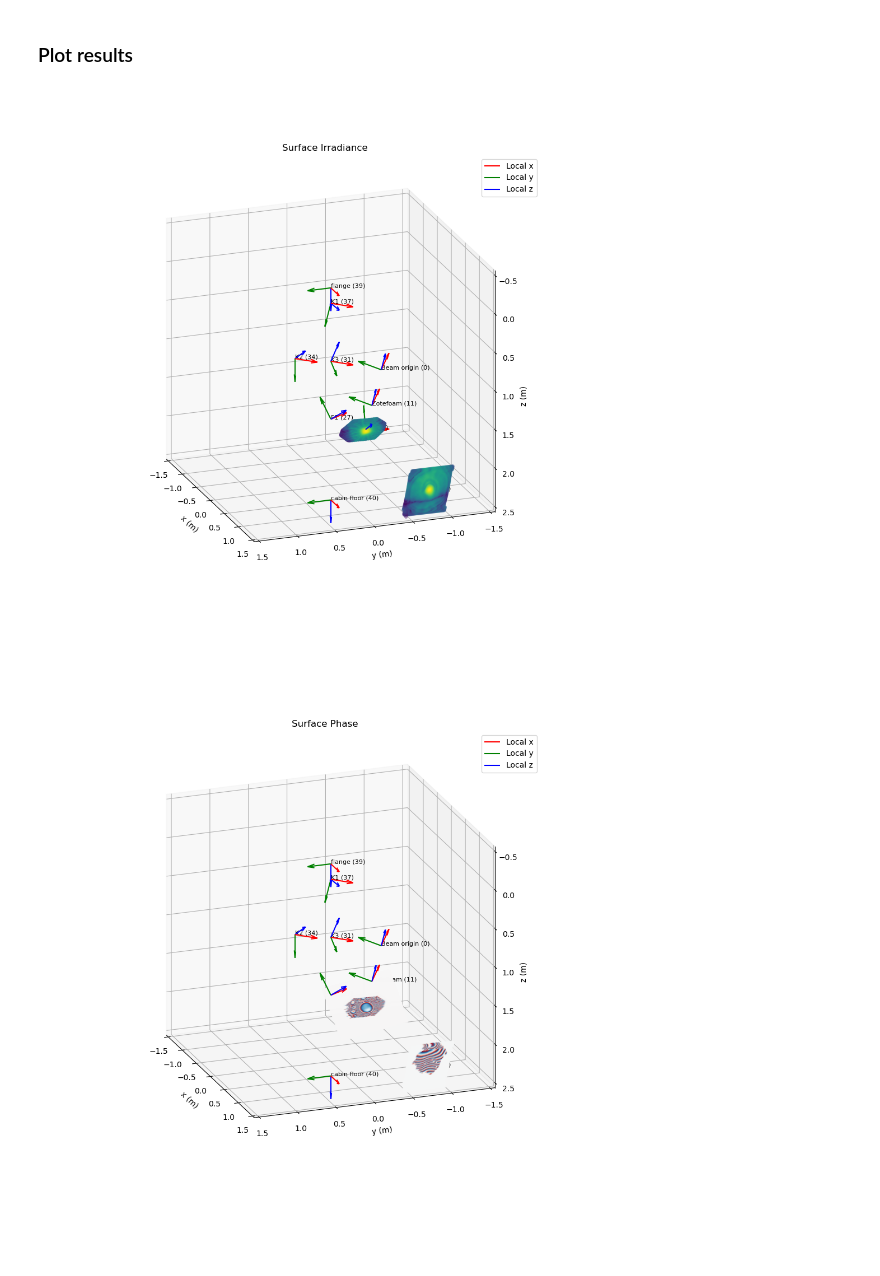
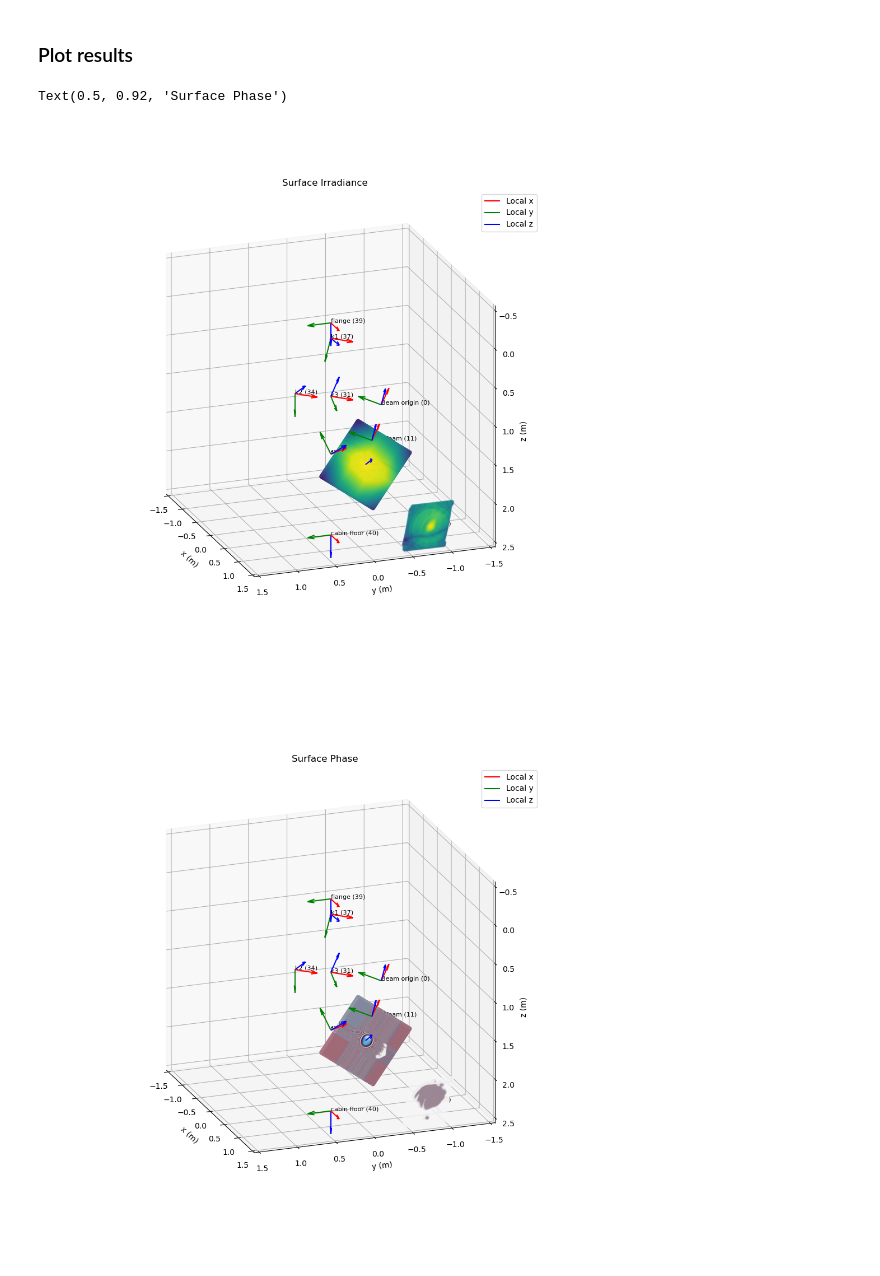
Before and after one commit to evanmayer/hotspot, a Jupyter notebook: verification/fresnel_zemax.ipynb, the cells around one changed output. Saved outputs shown, nothing was run; the diff lists cells and outputs as text; code cells hidden in the pictures.

```diff
--- a/verification/fresnel_zemax.ipynb
+++ b/verification/fresnel_zemax.ipynb
@@ -296,12 +374,16 @@ dest_prime = R_local_to_global.apply(dest_coords) * u.m + global_matrices[dest_s
 # %% [markdown]
 ### Transform source plane points into global frame points
 # %%
-# source: beam data from after p2
-src_surf = 16
+# source: beam data from after interacting with surface
+src_surf = surf_numbers[src_surf_name]
 
-R_local_to_beam = rot.from_matrix(beamfile_matrices[src_surf][0]) # 1-index is beam matrix orientation after hitting src surface
-R_beam_to_local = R_local_to_beam.inv()
+# transform from surface local frame to global frame
+R_global_to_local_src = rot.from_matrix(global_matrices[src_surf][0].T)
+R_local_to_global_src = R_global_to_local_src.inv()
+
+R_local_to_beam = rot.from_matrix(beamfile_matrices[src_surf][1]) # 1-index is beam matrix orientation after hitting src surface
+R_beam_to_local_src = R_local_to_beam#.inv()
 # operator that transforms a vector from beam frame to global frame
-R_beam_to_global = R_local_to_global * R_beam_to_local
+R_beam_to_global = R_local_to_global_src * R_beam_to_local_src
 
 src_prime = R_beam_to_global.apply(src_coords) * u.m + global_matrices[src_surf][1]
@@ -372,0 +458,14 @@ fresnel_img = fresnel_img_list.reshape(xx_img.shape)
+# %%
+print(f'dimensionality: {dest_prime.shape[0] * src.shape[0] * src.shape[1]:,}')
+
+if not os.path.exists(dest_surf_name.upper() + '_results.npz'):
+    fresnel_img_list = E_fresnel(src, src_prime, dest_prime, lambd)
+    fresnel_img = fresnel_img_list.reshape(xx_img.shape)
+    np.savez(dest_surf_name.upper() + '_results.npz', xx_img=xx_img, yy_img=yy_img, fresnel_img=fresnel_img)
+else:
+    data = np.load(dest_surf_name.upper() + '_results.npz')
+    xx_img = np.real(data['arr_0'][0])
+    yy_img = np.real(data['arr_0'][1])
+    fresnel_img = data['arr_0'][2]
+    print(xx_img.dtype, yy_img.dtype, fresnel_img.dtype)
+    fresnel_img_list = fresnel_img.flatten()
@@ -395,46 +497,47 @@ ax0.scatter(
     src_prime_grid[::stride, ::stride, 2],
     c=mask_nans(np.log10(src[::stride,::stride])),
     edgecolor='none',
-    alpha=0.5
+    alpha=0.1
 )
 ax0.scatter(
     dest_prime_grid[::stride, ::stride, 0],
     dest_prime_grid[::stride, ::stride, 1],
     dest_prime_grid[::stride, ::stride, 2],
     c=mask_nans(np.log10(intensity_grid[::stride,::stride])),
     edgecolor='none',
-    alpha=0.5
+    alpha=0.1
 )
 ax0.set_title('Surface Irradiance')
 
-fig0, ax1 = plot_important_surfaces(global_matrices, important_keys)
+fig1, ax1 = plot_important_surfaces(global_matrices, important_keys)
 ax1.scatter(
     src_prime_grid[::stride, ::stride, 0],
     src_prime_grid[::stride, ::stride, 1],
     src_prime_grid[::stride, ::stride, 2],
     c=np.angle(src)[::stride,::stride],
     edgecolor='none',
     cmap='RdBu_r',
-    alpha=0.5
+    alpha=0.1
 )
 ax1.scatter(
     dest_prime_grid[::stride, ::stride, 0],
     dest_prime_grid[::stride, ::stride, 1],
     dest_prime_grid[::stride, ::stride, 2],
     c=phase_grid[::stride,::stride],
     edgecolor='none',
     cmap='RdBu_r',
-    alpha=0.5
+    alpha=0.1
 )
 ax1.set_title('Surface Phase')
 
-all_pts = np.vstack([src_prime, dest_prime])
-centroid = np.mean(all_pts, axis=0)
-vbox_size = 3
+# all_pts = np.vstack([src_prime, dest_prime])
+# centroid = np.mean(all_pts, axis=0)
+# vbox_size = 3
 # for ax in [ax0, ax1]:
     # ax.set_xlim(centroid[0] + np.array([-vbox_size / 2, vbox_size / 2]) * u.m)
     # ax.set_ylim(centroid[1] + np.array([-vbox_size / 2, vbox_size / 2]) * u.m)
     # ax.set_zlim(centroid[2] + np.array([-vbox_size / 2, vbox_size / 2]) * u.m)
 # %% [output]
+Text(0.5, 0.92, 'Surface Phase')
-[figure, old version]
+[figure, new version]
-[figure, old version]
+[figure, new version]
```
Also changed, not shown: parts of 20 cells of this notebook.
